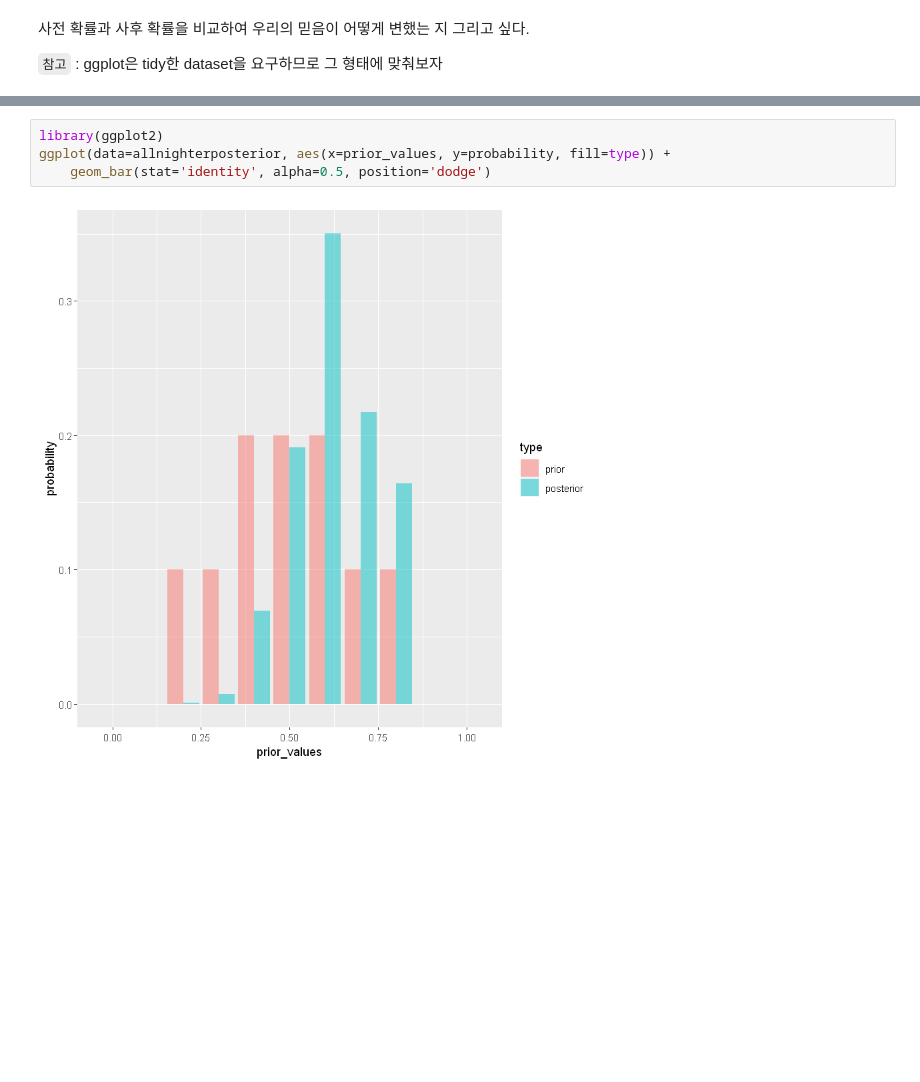
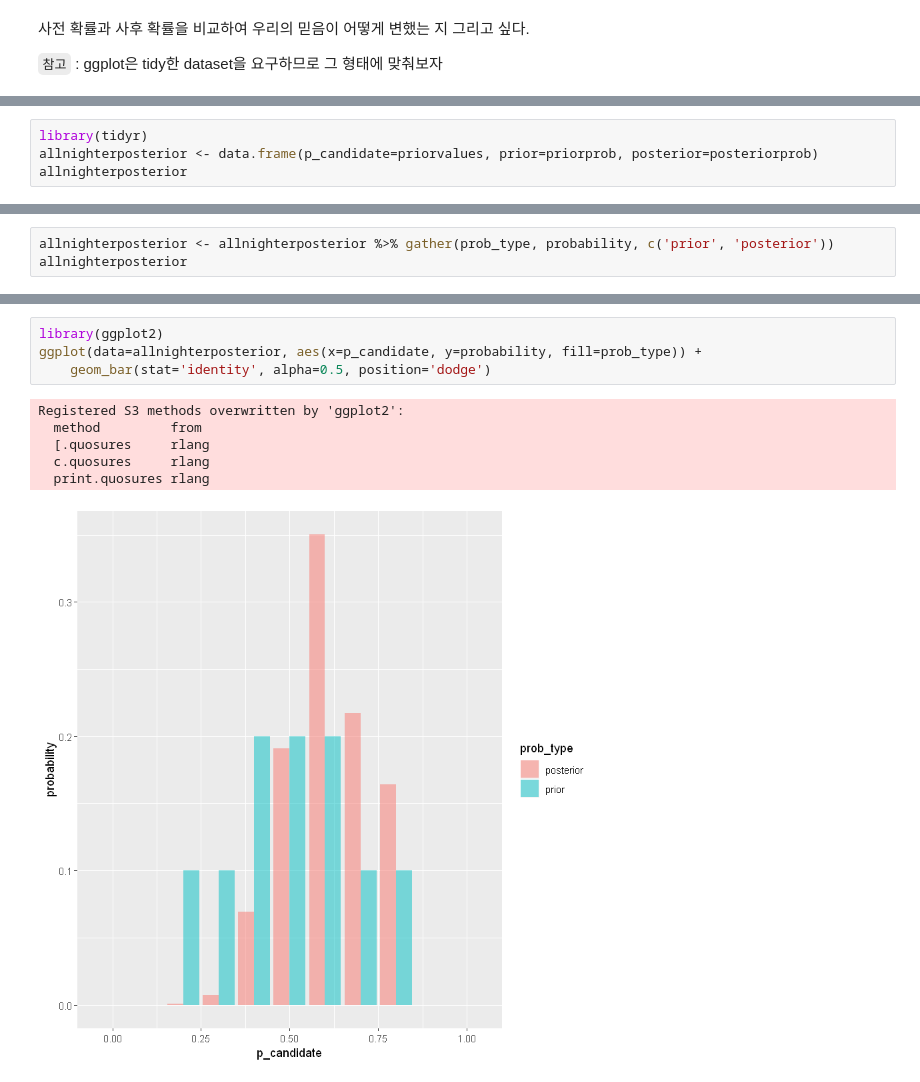
Before and after one commit to leequant761/ESC-19FALL, a Jupyter notebook: 0917.ipynb, the cells around one changed output, grey strips where cells are left out. Drawn from its saved outputs; the diff is of its cells as text; blank space fills up the shorter version.

```diff
--- a/0917.ipynb
+++ b/0917.ipynb
@@ -80,0 +56,4 @@ allnighterposterior
+# %%
+library(tidyr)
+allnighterposterior <- data.frame(p_candidate=priorvalues, prior=priorprob, posterior=posteriorprob)
+allnighterposterior
@@ -80,0 +73,3 @@ allnighterposterior
+# %%
+allnighterposterior <- allnighterposterior %>% gather(prob_type, probability, c('prior', 'posterior'))
+allnighterposterior
@@ -81,6 +94,11 @@ allnighterposterior
 # %%
 library(ggplot2)
-ggplot(data=allnighterposterior, aes(x=prior_values, y=probability, fill=type)) +
+ggplot(data=allnighterposterior, aes(x=p_candidate, y=probability, fill=prob_type)) +
     geom_bar(stat='identity', alpha=0.5, position='dodge')
 # %% [output]
+Registered S3 methods overwritten by 'ggplot2':
+  method         from
+  [.quosures     rlang
+  c.quosures     rlang
+  print.quosures rlang
-[figure, old version]
+[figure, new version]
```
Also changed, not shown: parts of 3 cells of this notebook, 1 other file.
